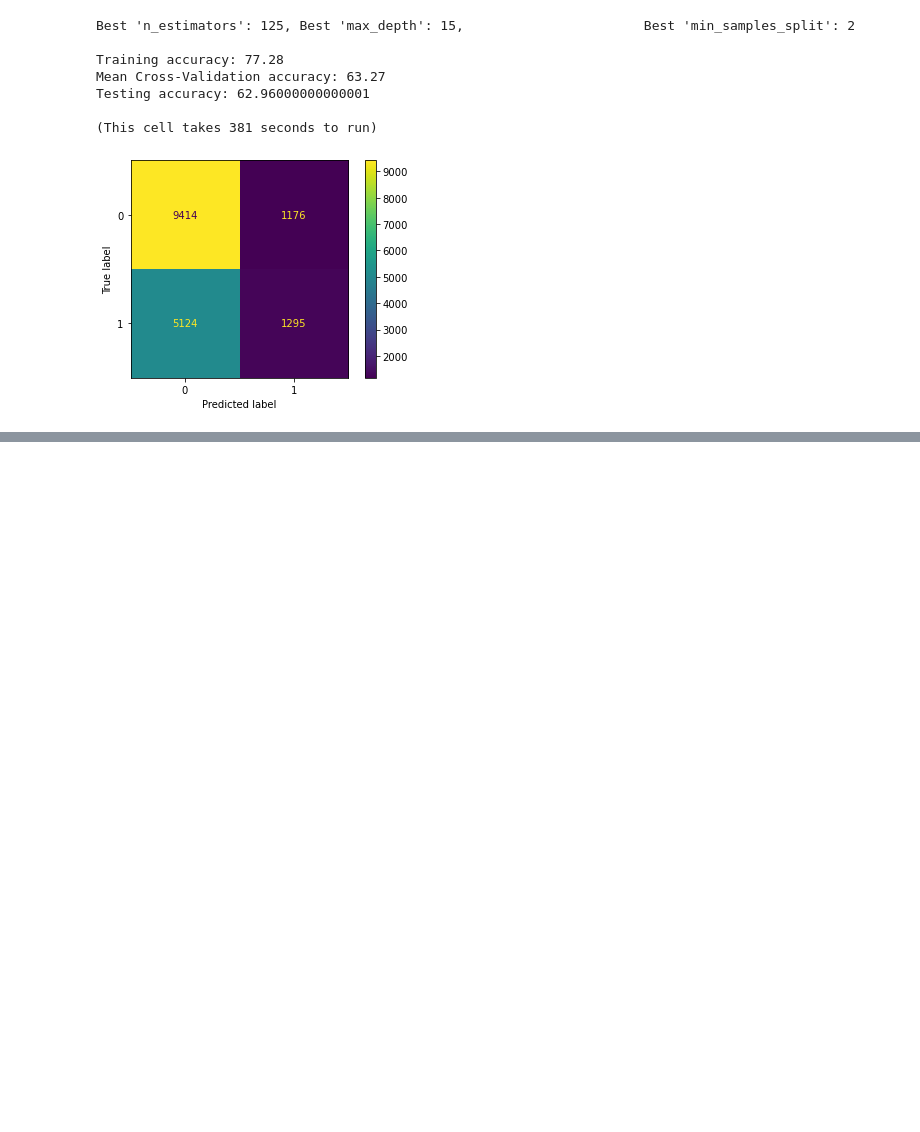
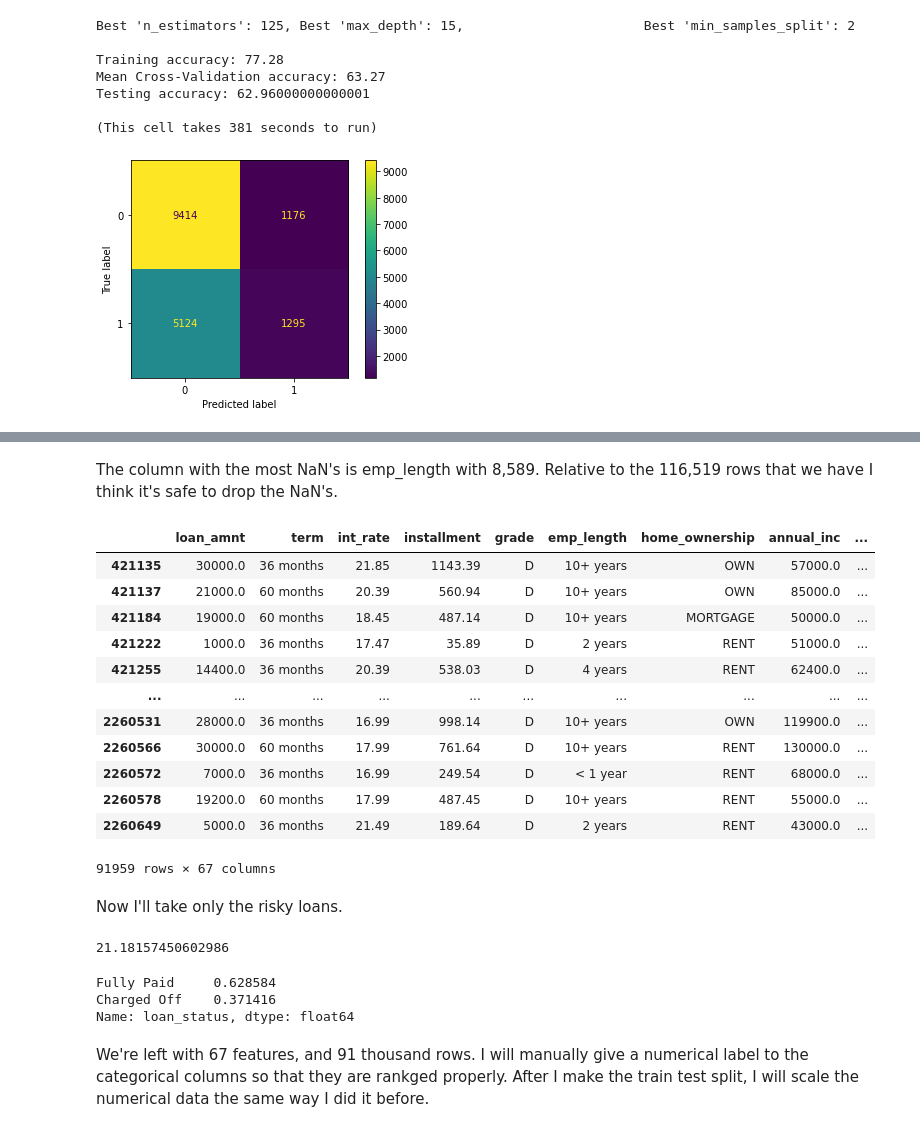
Before and after one commit to MNemanow/Loan_Default_classification, a Jupyter notebook: Modeling.ipynb, the cells around one changed output, grey strips where cells are left out. Saved outputs shown, nothing was run; the diff lists cells and outputs as text; code cells hidden in the pictures; blank space fills up the shorter version.

```diff
--- a/Modeling.ipynb
+++ b/Modeling.ipynb
@@ -507,0 +490,5 @@ Testing accuracy: 62.96000000000001
+# %%
+# take remove the display_row limit just for this cell
+pd.set_option('display.max_rows', None)
+display(feat_def)
+pd.set_option('display.max_rows', 10)
@@ -507,0 +515,22 @@ Testing accuracy: 62.96000000000001
+# %%
+cols_to_drop = ["id", "member_id","earliest_cr_line", "funded_amnt", "funded_amnt_inv", "sub_grade", "emp_title",
+                "pymnt_plan", "url", "desc", "title", "zip_code", "addr_state", "initial_list_status",
+                "out_prncp", "out_prncp_inv", "total_pymnt", "total_pymnt_inv", "last_pymnt_d", "last_pymnt_amnt",
+                "next_pymnt_d", "last_credit_pull_d", "last_fico_range_high", "last_fico_range_low",
+                "policy_code", "hardship_flag", "hardship_type", "hardship_reason", "hardship_status",
+                "deferral_term", "hardship_amount", "hardship_start_date", "hardship_end_date",
+                "payment_plan_start_date", "hardship_length", "hardship_dpd", "hardship_loan_status",
+                "orig_projected_additional_accrued_interest", "hardship_payoff_balance_amount",
+                "hardship_last_payment_amount", "disbursement_method", "debt_settlement_flag",
+                "debt_settlement_flag_date", "settlement_status", "settlement_date", "settlement_amount",
+                "settlement_percentage", "settlement_term", "purpose"]
+# %%
+df.drop(cols_to_drop, axis=1, inplace=True)
+thirty_nan = [i for i in df.columns if df[i].isnull().sum() > 0.3*df.shape[0]]
+print('Dropping ', len(thirty_nan), ' columns')
+df.drop(thirty_nan, axis=1, inplace=True)
+df.issue_d = pd.to_datetime(df.issue_d)
+last_3_yr_df = df[df.issue_d > '2016-01'].copy()
+last_3_yr_df = last_3_yr_df[last_3_yr_df.grade.isin(['D', 'E', 'F', 'G'])].copy()
+print(last_3_yr_df.shape)
+last_3_yr_df.info()
@@ -507,0 +555,5 @@ Testing accuracy: 62.96000000000001
+# %%
+# take remove the display_row limit just for this cell
+pd.set_option('display.max_rows', None)
+display(last_3_yr_df.isna().sum())
+pd.set_option('display.max_rows', 10)
@@ -507,0 +578,32 @@ Testing accuracy: 62.96000000000001
+# %% [markdown]
+The column with the most NaN's is emp_length with 8,589. Relative to the 116,519 rows that we have I think it's safe to drop the NaN's.
+# %%
+last_3_yr_df.dropna(inplace=True)
+last_3_yr_df
+# %% [output]
+|  | loan_amnt | term | int_rate | installment | grade | emp_length | home_ownership | annual_inc | ... |
+| 421135 | 30000.0 | 36 months | 21.85 | 1143.39 | D | 10+ years | OWN | 57000.0 | ... |
+| 421137 | 21000.0 | 60 months | 20.39 | 560.94 | D | 10+ years | OWN | 85000.0 | ... |
+| 421184 | 19000.0 | 60 months | 18.45 | 487.14 | D | 10+ years | MORTGAGE | 50000.0 | ... |
+| 421222 | 1000.0 | 36 months | 17.47 | 35.89 | D | 2 years | RENT | 51000.0 | ... |
+| 421255 | 14400.0 | 36 months | 20.39 | 538.03 | D | 4 years | RENT | 62400.0 | ... |
+| ... | ... | ... | ... | ... | ... | ... | ... | ... | ... |
+| 2260531 | 28000.0 | 36 months | 16.99 | 998.14 | D | 10+ years | OWN | 119900.0 | ... |
+| 2260566 | 30000.0 | 60 months | 17.99 | 761.64 | D | 10+ years | RENT | 130000.0 | ... |
+| 2260572 | 7000.0 | 36 months | 16.99 | 249.54 | D | < 1 year | RENT | 68000.0 | ... |
+| 2260578 | 19200.0 | 60 months | 17.99 | 487.45 | D | 10+ years | RENT | 55000.0 | ... |
+| 2260649 | 5000.0 | 36 months | 21.49 | 189.64 | D | 2 years | RENT | 43000.0 | ... |
+91959 rows × 67 columns
+# %% [markdown]
+Now I'll take only the risky loans.
+# %%
+bad_3_yr = last_3_yr_df[last_3_yr_df.grade.isin(['D', 'E', 'F', 'G'])].copy()
+print(bad_3_yr['int_rate'].mean())
+bad_3_yr.loan_status.value_counts(normalize=True)
+# %% [output]
+21.18157450602986
+Fully Paid     0.628584
+Charged Off    0.371416
+Name: loan_status, dtype: float64
+# %% [markdown]
+We're left with 67 features, and 91 thousand rows. I will manually give a numerical label to the categorical columns so that they are rankged properly. After I make the train test split, I will scale the numerical data the same way I did it before.
```
Also changed, not shown: parts of 21 cells of this notebook.
